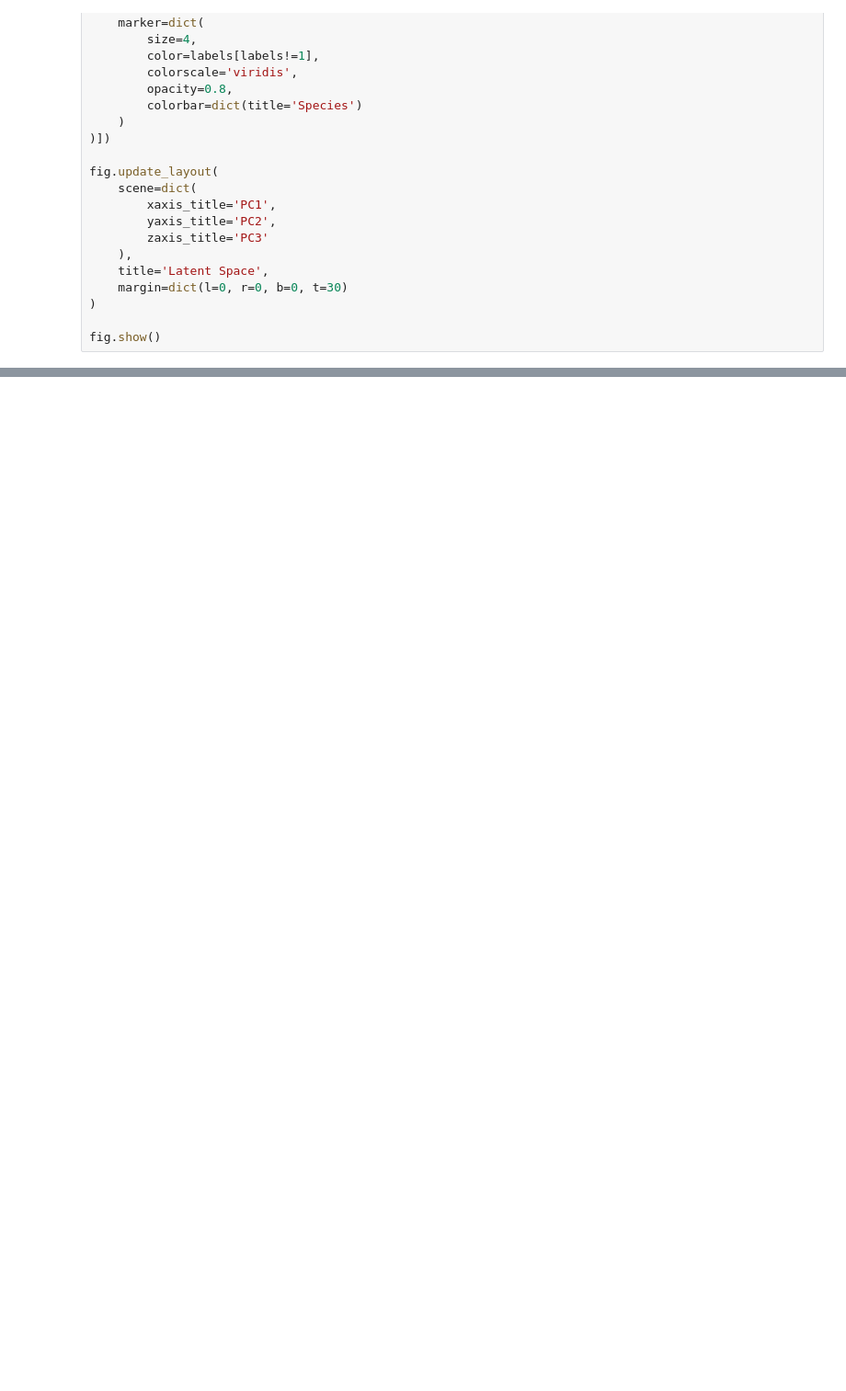
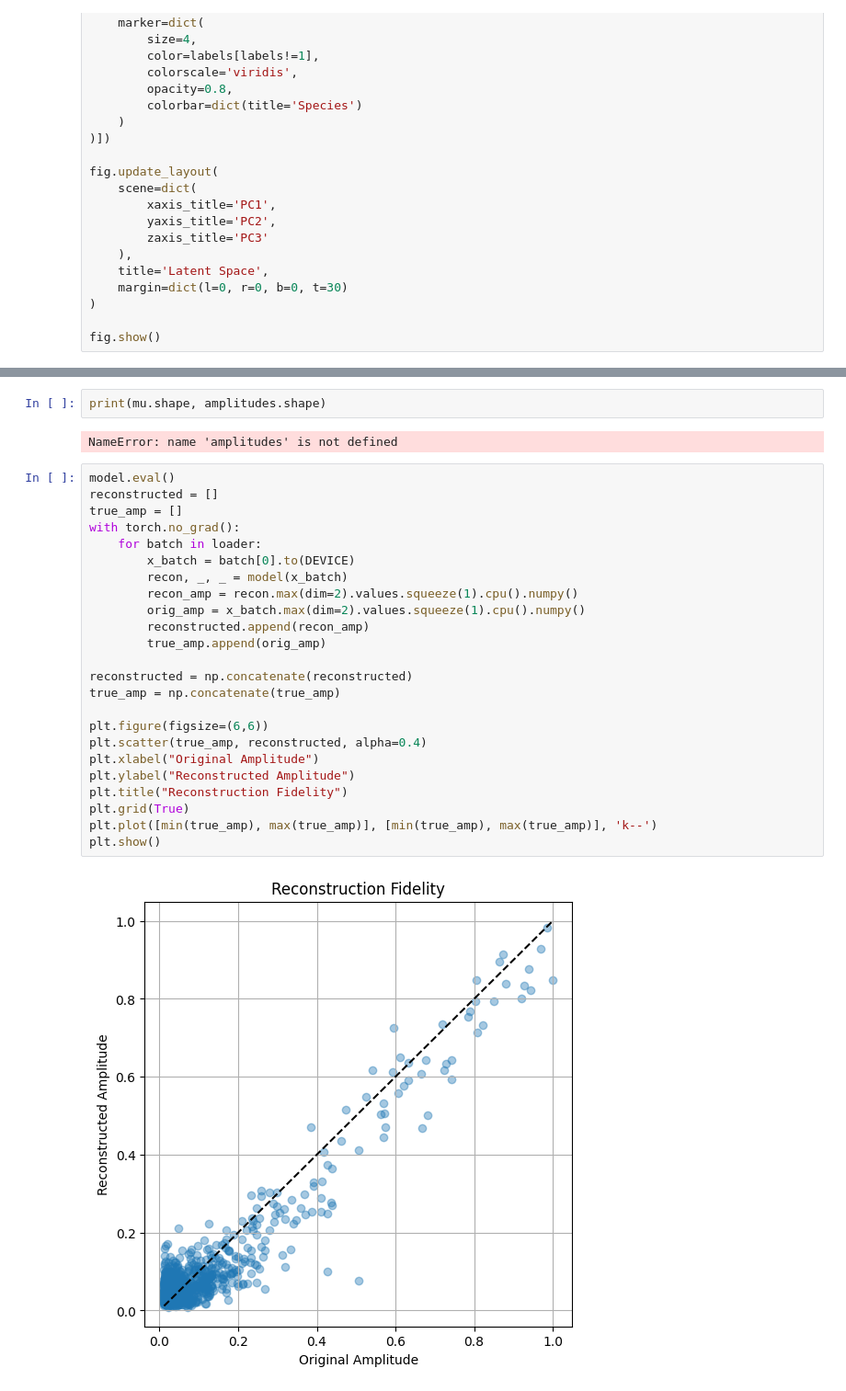
Before and after one commit to OmGuin/BASDL, a Jupyter notebook: CVAE.ipynb, the cells around one changed output, grey strips where cells are left out. Shown: that part at 92% size. Cells and saved outputs as stored; diff of their text form; blank space fills up the shorter version.

```diff
--- a/CVAE.ipynb
+++ b/CVAE.ipynb
@@ -244,3 +345,33 @@ plt.show()
+# %%
+print(mu.shape, amplitudes.shape)
+# %% [output]
+NameError: name 'amplitudes' is not defined
+# %%
+model.eval()
+reconstructed = []
+true_amp = []
+with torch.no_grad():
+    for batch in loader:
+        x_batch = batch[0].to(DEVICE)
+        recon, _, _ = model(x_batch)
+        recon_amp = recon.max(dim=2).values.squeeze(1).cpu().numpy()
+        orig_amp = x_batch.max(dim=2).values.squeeze(1).cpu().numpy()
+        reconstructed.append(recon_amp)
+        true_amp.append(orig_amp)
+
+reconstructed = np.concatenate(reconstructed)
+true_amp = np.concatenate(true_amp)
+
+plt.figure(figsize=(6,6))
+plt.scatter(true_amp, reconstructed, alpha=0.4)
+plt.xlabel("Original Amplitude")
+plt.ylabel("Reconstructed Amplitude")
+plt.title("Reconstruction Fidelity")
+plt.grid(True)
+plt.plot([min(true_amp), max(true_amp)], [min(true_amp), max(true_amp)], 'k--')
+plt.show()
+# %% [output]
+[figure, added]
 # %%
 model.eval()
 with torch.no_grad():
```
Also changed, not shown: parts of 13 cells of this notebook, 1 other file.
